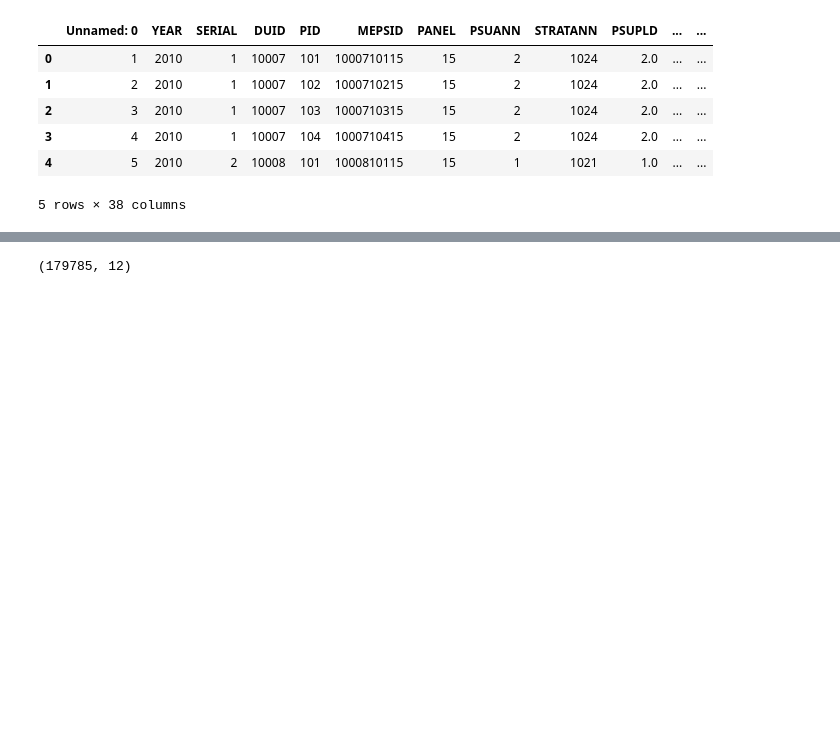
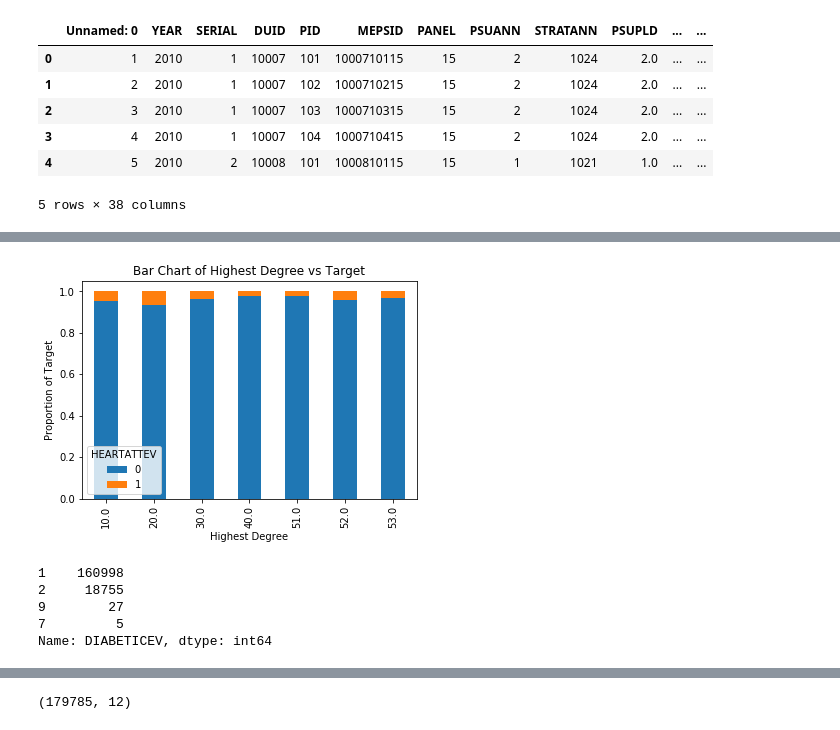
Before and after one commit to honshu77/DSA_project, a Jupyter notebook: IPUMS.ipynb, the cells around one changed output, grey strips where cells are left out. Drawn from its saved outputs; the diff is of its cells as text; code cells hidden in the pictures; blank space fills up the shorter version.

```diff
--- a/IPUMS.ipynb
+++ b/IPUMS.ipynb
@@ -80,0 +152,3 @@ data = data.reset_index(drop = True)
+# %%
+data['HIDEG'] = data['HIDEG'].astype('object')
+data['HIDEG'].value_counts()
@@ -80,0 +168,20 @@ data = data.reset_index(drop = True)
+# %%
+# regroup different types of unknown
+data.loc[data['HIDEG'].isin([96, 97, 98, 99]),'HIDEG'] = None
+# %%
+table=pd.crosstab(data.HIDEG,data[target_variable])
+table.div(table.sum(1).astype(float), axis=0).plot(kind='bar', stacked=True)
+plt.title('Bar Chart of Highest Degree vs Target')
+plt.xlabel('Highest Degree')
+plt.ylabel('Proportion of Target')
+plt.savefig('hideg_vs_tgt')
+# %% [output]
+[figure, added]
+# %%
+data['DIABETICEV'].value_counts()
+# %% [output]
+1    160998
+2     18755
+9        27
+7         5
+Name: DIABETICEV, dtype: int64
```
Also changed, not shown: parts of 46 cells of this notebook.
